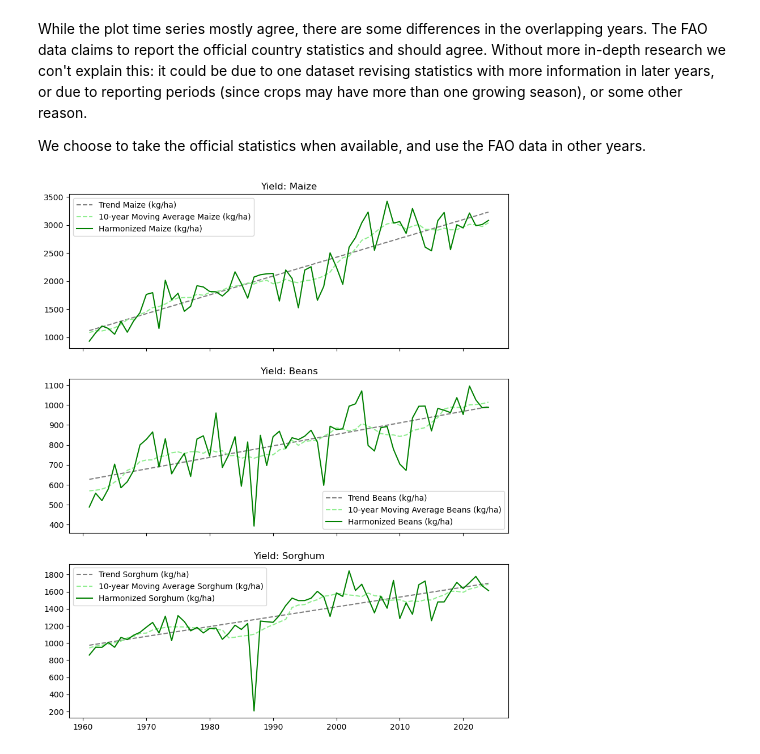
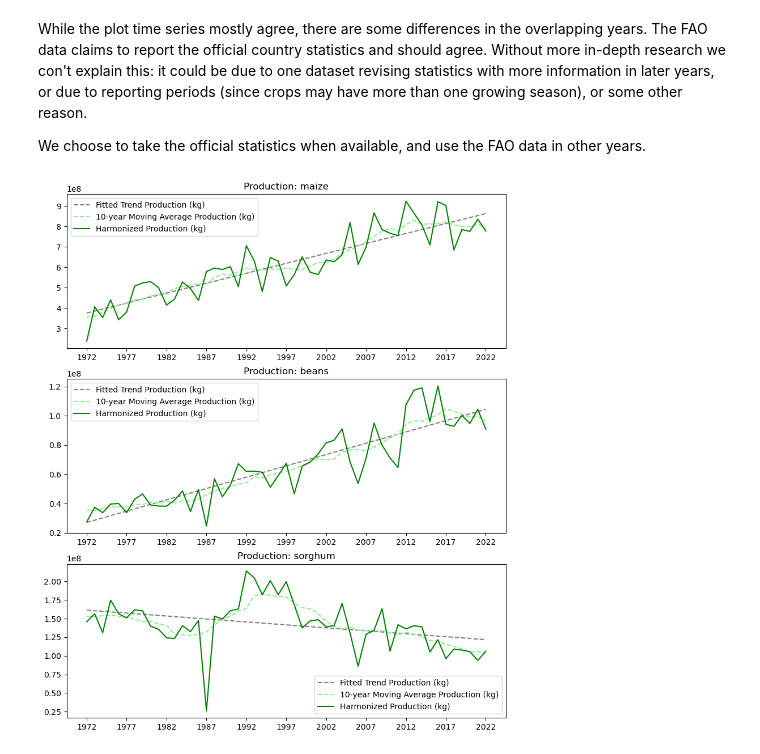
Before and after one commit to AnalyticsTeamUNUEHS/CLIMADA_starter_packs, a Jupyter notebook: starter_pack_el_salvador/notebooks/05_observations.ipynb, the cells around one changed output. Cells and saved outputs as stored; diff of their text form; code cells hidden in the pictures.

Commit message:
El Salvador: Update notebooks to work with crop production (kg)
This is a change from yield and improves the subsequent calibrations.

```diff
--- a/starter_pack_el_salvador/notebooks/05_observations.ipynb
+++ b/starter_pack_el_salvador/notebooks/05_observations.ipynb
@@ -47,55 +72,59 @@ We choose to take the official statistics when available, and use the FAO data i
 # Harmonize the observations
 # -----------------------------------------------
 
-# Take official data when we have it, and use FAO otherwise
-for crop in ["Maize", "Beans", "Sorghum"]:
-    official_col = f"Official {crop} (kg/ha)"
-    fao_col = f"FAO {crop} (kg/ha)"
+# Use official data when we have it, and otherwise use FAO data
+for crop, obs_crop in obs.items():
+    harmonized = [x if not pd.isna(x) else y for x, y in zip(obs_crop[OFFICIAL_COL], obs_crop[FAO_COL])]
+    harmonized_col = f"Harmonized {VARIABLE} ({UNIT})"
+    obs_crop[harmonized_col] = harmonized
 
-    harmonized = [x if not pd.isna(x) else y for x, y in zip(obs[official_col], obs[fao_col])]
-    harmonized_col = f"Harmonized {crop} (kg/ha)"
-    obs[harmonized_col] = harmonized
+# Trim the data to the years we want to use for calibration
+for crop, obs_crop in obs.items():
+    obs_crop = obs_crop[(obs_crop['Year'] >= START_YEAR) & (obs_crop['Year'] <= END_YEAR)]
+    obs[crop] = obs_crop
 # %%
 # -----------------------------------------------
-# Calculate yield anomalies
+# Calculate productivity anomalies
 # -----------------------------------------------
 
-fig, axes = plt.subplots(3, 1, figsize=(10, 12), sharex=True)
+fig, axes = plt.subplots(3, 1, figsize=(10, 12))
 
-for i, crop in enumerate(["Maize", "Beans", "Sorghum"]):
-    harmonized_col = f"Harmonized {crop} (kg/ha)"
+for i, (crop, obs_crop) in enumerate(obs.items()):
+    harmonized_col = f"Harmonized {VARIABLE} ({UNIT})"
 
     # Fit a linear model to the harmonized column
-    trend, intercept = np.polyfit(obs['Year'], obs[harmonized_col], 1)
-    trend_values = trend * obs['Year'] + intercept
-    trend_col = f"Trend {crop} (kg/ha)"
-    obs[trend_col] = trend_values
-
+    trend, intercept = np.polyfit(obs_crop['Year'], obs_crop[harmonized_col], 1)
+    trend_values = trend * obs_crop['Year'] + intercept
+    trend_col = f"Fitted Trend {VARIABLE} ({UNIT})"
+    obs_crop[trend_col] = trend_values
 
     # Calculate 10-year moving average of the harmonized column centered on the current year
-    # We won't use this, but it's another option for calculating anomalous yields
-    moving_avg_col = f"10-year Moving Average {crop} (kg/ha)"
-    obs[moving_avg_col] = obs[harmonized_col].rolling(window=10, min_periods=1, center=True).mean()
+    # We won't use this, but it's another option for calculating the size of anomalies
+    moving_avg_col = f"10-year Moving Average {VARIABLE} ({UNIT})"
+    obs_crop[moving_avg_col] = obs_crop[harmonized_col].rolling(window=10, min_periods=1, center=True).mean()
 
     # Calculate absoute yield anomaly relative to the average
-    anomaly = obs[harmonized_col] - obs[trend_col]
-    anomaly_col = f"Yield Anomaly {crop} (kg/ha)"
-    obs[anomaly_col] = anomaly
+    anomaly = obs_crop[harmonized_col] - obs_crop[trend_col]
+    anomaly_col = f"{VARIABLE} Anomaly ({UNIT})"
+    obs_crop[anomaly_col] = anomaly
 
-    # Calculate relative yield anomaly
-    anomaly_fraction = anomaly / obs[trend_col]
-    anomaly_fraction_col = f"Yield Anomaly {crop} (fraction)"
-    obs[anomaly_fraction_col] = anomaly_fraction
+    # Calculate relative anomaly
+    anomaly_fraction = anomaly / obs_crop[trend_col]
+    anomaly_fraction_col = f"{VARIABLE} Anomaly (fraction)"
+    obs_crop[anomaly_fraction_col] = anomaly_fraction
 
-    # Use the trend to scale historic yields to 2023 levels
-    obs[f"2023-equivalent yield {crop} (kg/ha)"] = obs[harmonized_col] * obs[trend_col].iloc[-1] / obs[trend_col]
-    obs[f"2023-equivalent anomaly {crop} (kg/ha)"] = obs[anomaly_col] * obs[trend_col].iloc[-1] / obs[trend_col]
+    # Use the trend to scale historic values to 2023 levels
+    obs_crop[f"{VARIABLE} change to present (fraction)"] = obs_crop[trend_col].iloc[-1] / obs_crop[trend_col]
+    obs_crop[f"Present-equivalent {VARIABLE} ({UNIT})"] = obs_crop[harmonized_col] * obs_crop[f"{VARIABLE} change to present (fraction)"]
+    obs_crop[f"Present-equivalent {VARIABLE} anomaly ({UNIT})"] = obs_crop[anomaly_col] * obs_crop[f"{VARIABLE} change to present (fraction)"]
 
     # Plot
-    axes[i].plot(obs['Year'], obs[trend_col], label=trend_col, color="grey", linestyle="--")
-    axes[i].plot(obs['Year'], obs[moving_avg_col], label=moving_avg_col, color="lightgreen", linestyle="--")
-    axes[i].plot(obs['Year'], obs[harmonized_col], label=harmonized_col, color="green")
+    axes[i].plot(obs_crop['Year'], obs_crop[trend_col], label=trend_col, color="grey", linestyle="--")
+    axes[i].plot(obs_crop['Year'], obs_crop[moving_avg_col], label=moving_avg_col, color="lightgreen", linestyle="--")
+    axes[i].plot(obs_crop['Year'], obs_crop[harmonized_col], label=harmonized_col, color="green")
+    axes[i].set_xticks(np.arange(obs_crop['Year'].min(), obs_crop['Year'].max() + 1, 5))
+    axes[i].set_xticklabels(np.arange(int(obs_crop['Year'].min()), int(obs_crop['Year'].max()) + 1, 5))
     axes[i].legend()
-    axes[i].set_title(f"Yield: {crop}")
+    axes[i].set_title(f"{VARIABLE}: {crop}")
 # %% [output]
-[figure, old version]
+[figure, new version]
```
Also changed, not shown: parts of 6 cells of this notebook, 1 other file.
